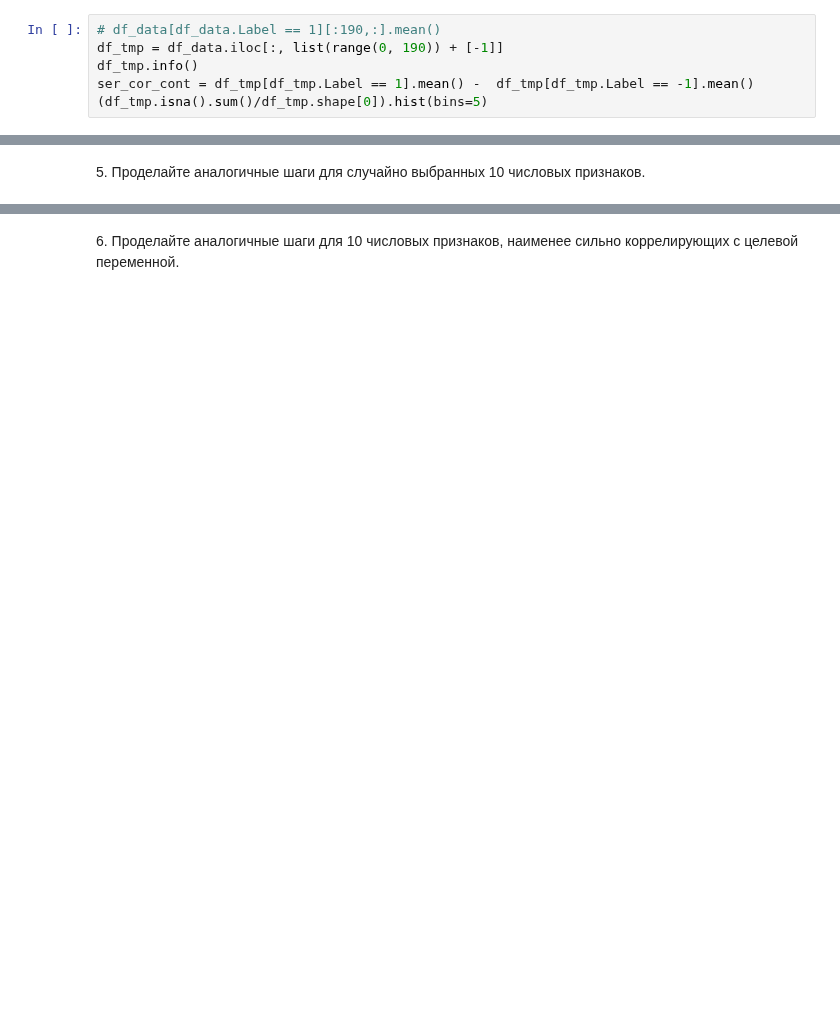
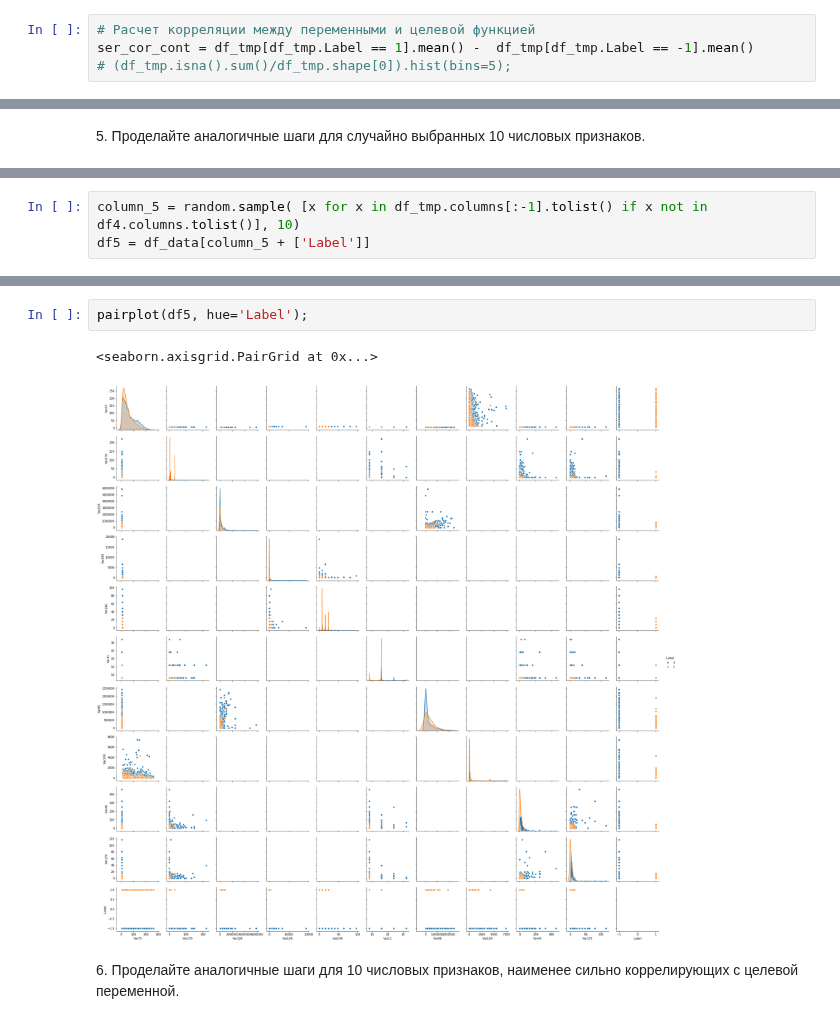
Before and after one commit to dminikorenb/DataLearning, a Jupyter notebook: 2-churn_prediction/dminik6_part2_w1.ipynb, the cells around one changed output, grey strips where cells are left out. Drawn from its saved outputs; the diff is of its cells as text; blank space fills up the shorter version.

```diff
--- a/2-churn_prediction/dminik6_part2_w1.ipynb
+++ b/2-churn_prediction/dminik6_part2_w1.ipynb
@@ -87,6 +152,4 @@ E (X1 | X2 = 1) − E (X1 | X2 = 0)
 # %%
-# df_data[df_data.Label == 1][:190,:].mean()
-df_tmp = df_data.iloc[:, list(range(0, 190)) + [-1]]
-df_tmp.info()
+# Расчет корреляции между переменными и целевой функцией
 ser_cor_cont = df_tmp[df_tmp.Label == 1].mean() -  df_tmp[df_tmp.Label == -1].mean()
-(df_tmp.isna().sum()/df_tmp.shape[0]).hist(bins=5)
+# (df_tmp.isna().sum()/df_tmp.shape[0]).hist(bins=5);
@@ -230,0 +331,3 @@ pairplot(df4, hue='Label')
+# %%
+column_5 = random.sample( [x for x in df_tmp.columns[:-1].tolist() if x not in df4.columns.tolist()], 10)
+df5 = df_data[column_5 + ['Label']]
@@ -231,2 +355,7 @@ pairplot(df4, hue='Label')
+# %%
+pairplot(df5, hue='Label');
+# %% [output]
+<seaborn.axisgrid.PairGrid at 0x...>
+[figure, added]
 # %% [markdown]
 6\. Проделайте аналогичные шаги для 10 числовых признаков, наименее сильно коррелирующих с целевой переменной.
```
Also changed, not shown: parts of 22 cells of this notebook.
